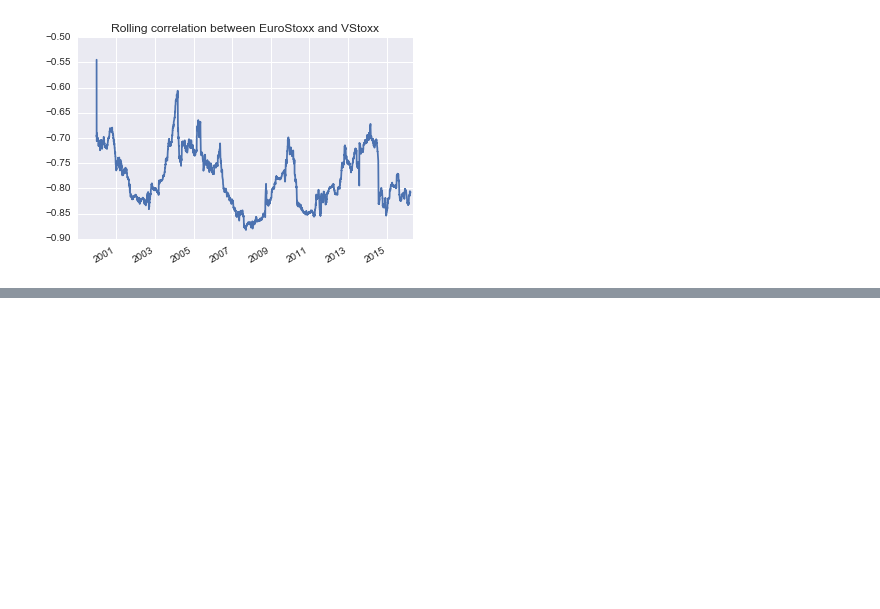
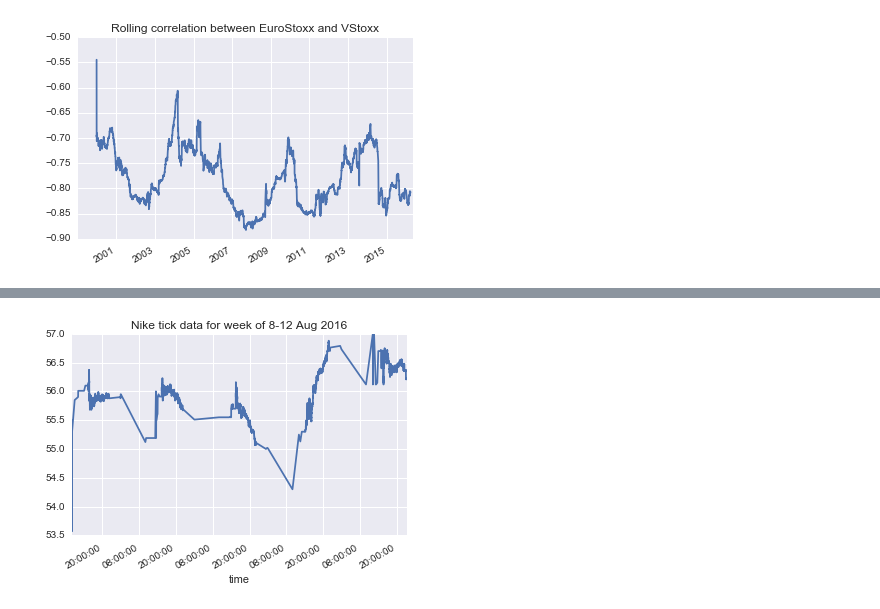
Before and after one commit to eliekawerk/trading, a Jupyter notebook: WorkingTitle.ipynb, the cells around one changed output, grey strips where cells are left out. Saved outputs shown, nothing was run; the diff lists cells and outputs as text; code cells hidden in the pictures; blank space fills up the shorter version.

Commit message:
HFT Data

```diff
--- a/WorkingTitle.ipynb
+++ b/WorkingTitle.ipynb
@@ -274,3 +277,21 @@ returns.corr()
 returns['EUROSTOXX'].rolling(window=252).corr(other=returns['VSTOXX']).plot(title='Rolling correlation between EuroStoxx and VStoxx');
 # %% [output]
 [figure]
+# %%
+#High Frequency Data
+
+url1 = 'http://www.netfonds.no/quotes/posdump.php?'
+url2 = 'date=%s%s%s&paper=NKE.N&csv_format=csv'
+url = url1 + url2
+# %%
+year ='2016'
+month = '08'
+days = ['08', '09', '10', '11', '12']
+# %%
+NKE = pd.DataFrame()
+
+for day in days:
+    NKE = NKE.append(pd.read_csv(url % (year, month, day),
+                                index_col=0, header=0, parse_dates=True))
+
+NKE.columns = ['bid', 'bdepth', 'bdeptht', 'offer', 'odepth', 'odeptht']
@@ -276,0 +312,4 @@ returns['EUROSTOXX'].rolling(window=252).corr(other=returns['VSTOXX']).plot(titl
+# %%
+NKE['bid'].plot(grid=True, title='Nike tick data for week of 8-12 Aug 2016');
+# %% [output]
+[figure, added]
```
Also changed, not shown: parts of 7 cells of this notebook.
